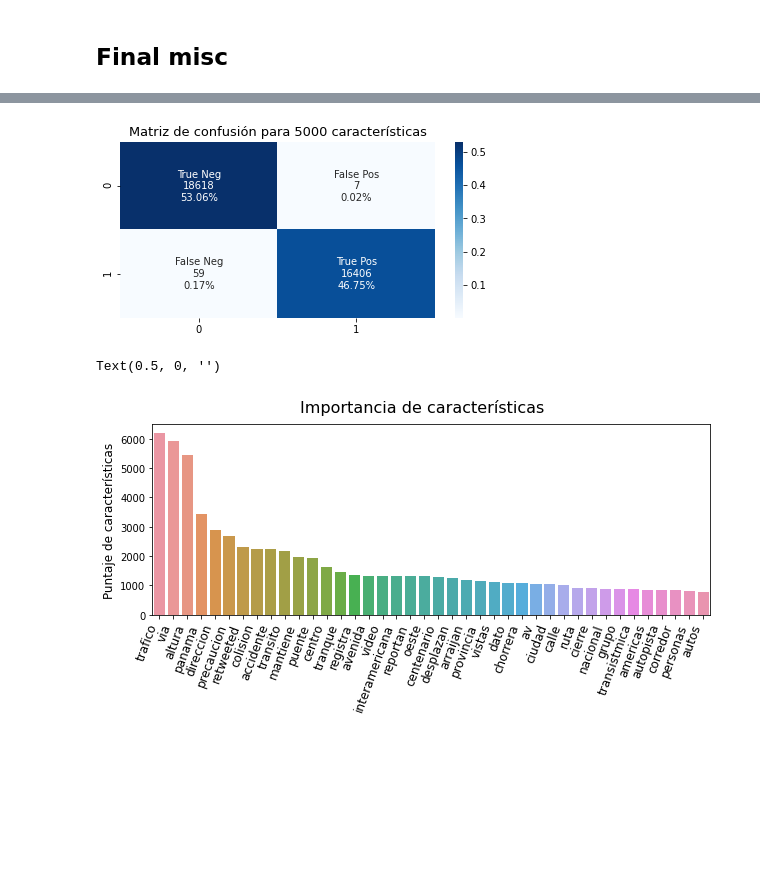
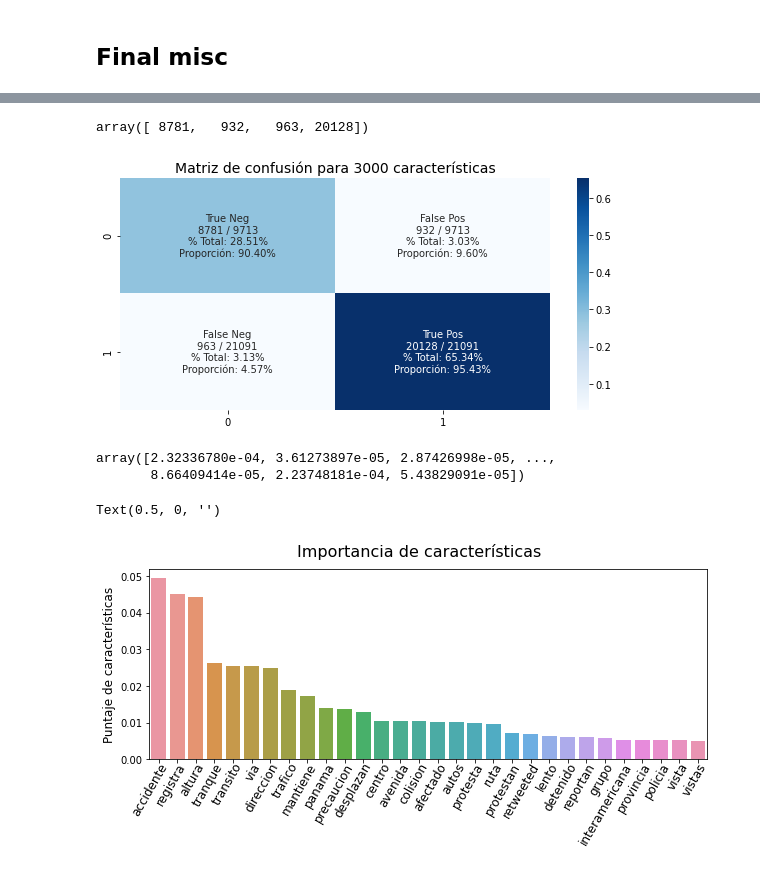
Before and after one commit to Liu-Lc/TwitterTraffic-Pty, a Jupyter notebook: TweetData/analysis/ranfor_eval.ipynb, the cells around one changed output, grey strips where cells are left out. Drawn from its saved outputs; the diff is of its cells as text; code cells hidden in the pictures; blank space fills up the shorter version.

```diff
--- a/TweetData/analysis/ranfor_eval.ipynb
+++ b/TweetData/analysis/ranfor_eval.ipynb
@@ -800,17 +709,26 @@ print(classification_report(y_test3,y_xgb3))
+# %%
+rf_con= np.array([[8781,932],[963,20128]])
+# %%
+rf_con.flatten()
+# %% [output]
+array([ 8781,   932,   963, 20128])
 # %%
-xgb_con = confusion_matrix(y_test,y_xgb2)
+# rf_con = confusion_matrix(y_test,y_rf2)
 group_names = ['True Neg','False Pos','False Neg','True Pos']
+counts = [8781+932, 8781+932, 963+20128, 963+20128]
 group_counts = ['{0:0.0f}'.format(value) for value in
-                xgb_con.flatten()]
+                rf_con.flatten()]
 group_percentages = ['{0:.2%}'.format(value) for value in
-                     xgb_con.flatten()/np.sum(xgb_con)]
-labels = ['%s\n%s\n%s' % (v1, v2, v3) for v1, v2, v3 in
-          zip(group_names,group_counts,group_percentages)]
+                     rf_con.flatten()/np.sum(rf_con)]
+group_accuracy = ['{0:.2%}'.format(value) for value in
+                     rf_con.flatten()/counts]
+labels = ['%s\n%s / %s\n%% Total: %s\nProporción: %s' % (v1, v2, v4, v3, v5) for v1, v2, v3, v4, v5 in
+          zip(group_names,group_counts,group_percentages, counts, group_accuracy)]
 labels = np.asarray(labels).reshape(2,2)
-plt.figure(figsize=(6,3.2))
-sns.heatmap(xgb_con/np.sum(xgb_con), annot=labels, fmt='', cmap='Blues')
-plt.title('Matriz de confusión para 5000 características', fontsize=13)
+plt.figure(figsize=(8, 4))
+sns.heatmap(rf_con/np.sum(rf_con), annot=labels, fmt='', cmap='Blues')
+plt.title('Matriz de confusión para 3000 características', fontsize=14)
 plt.tight_layout()
 plt.show()
 # %% [output]
-[figure, old version]
+[figure, new version]
@@ -820,23 +735,29 @@ X_vect = vect.transform(df.clean_text).toarray()
+# %%
+final2.feature_importances_
+# %% [output]
+array([2.32336780e-04, 3.61273897e-05, 2.87426998e-05, ...,
+       8.66409414e-05, 2.23748181e-04, 5.43829091e-05])
 # %%
 feat_df = pd.DataFrame(X_vect)
 feat_df.columns = vect.get_feature_names()
 
 plt.figure(figsize=(10,3.5))
 # feat_imp = pd.Series(xgb_classifier.get_booster().get_fscore()).sort_values(ascending=False)[:40]
-feat_imp = pd.Series(xgb1.get_booster().get_fscore()).sort_values(ascending=False)[:40]
+feat_imp = pd.Series(final2.feature_importances_).sort_values(ascending=False)[:30]
 # feat_imp.plot(kind='bar', title='Feature] Importances')
-feat_values = [int(re.sub('f', '', i)) for i in feat_imp.index]
+# feat_values = [int(re.sub('f', '', i)) for i in feat_imp.index]
+feat_values = [int(i) for i in feat_imp.index]
 feat_names = [feat_df.columns[i] for i in feat_values]
 features = pd.DataFrame({'feature_num':feat_values, 'names':feat_names, 'count':feat_imp.values})
 # plt.bar(x=feat_values, height=feat_imp.values)
 # sns.barplot(x=feat_values, y=feat_imp.values, data=feat_imp, order=feat_imp.values)
 plt.suptitle('Importancia de características', fontsize=16)
 # plt.subplot(2, 1, 1)
-sns.barplot(x='names', y='count', data=features)
-plt.xticks(rotation=70, fontsize=12, ha='right')
+sns.barplot(x='names', y='count', data=features, labels=features.count)
+plt.xticks(rotation=60, fontsize=12, ha='right', y=0.03, rotation_mode='anchor')
 plt.ylabel('Puntaje de características', fontsize=12)
 # plt.tight_layout()
 plt.xlabel(None)
 # %% [output]
 Text(0.5, 0, '')
-[figure, old version]
+[figure, new version]
```
Also changed, not shown: parts of 41 cells of this notebook, 1 other file.
